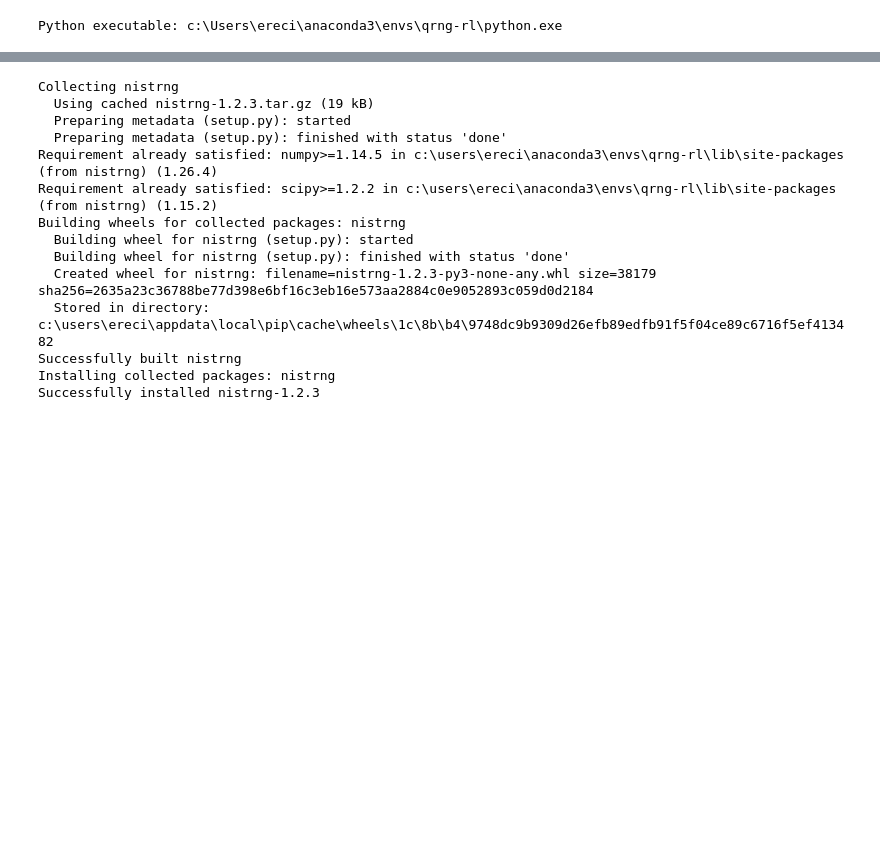
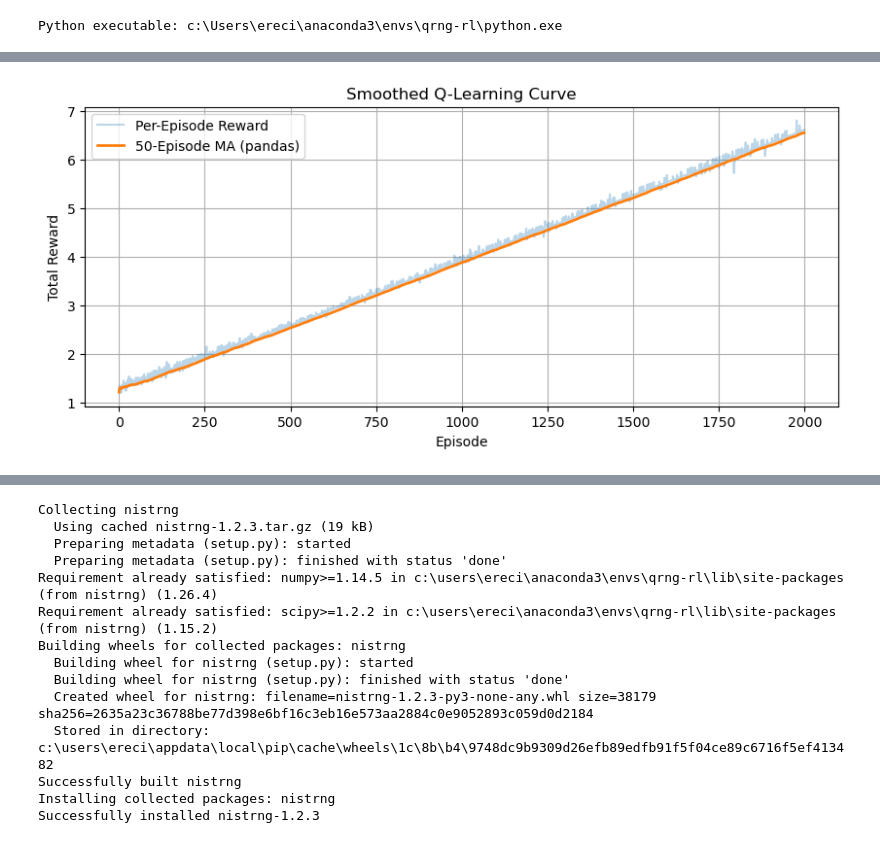
Before and after one commit to WarriorErik/QRANDOPT, a Jupyter notebook: notebooks/milestone3.ipynb, the cells around one changed output, grey strips where cells are left out. Drawn from its saved outputs; the diff is of its cells as text; code cells hidden in the pictures; blank space fills up the shorter version.

```diff
--- a/notebooks/milestone3.ipynb
+++ b/notebooks/milestone3.ipynb
@@ -463,0 +1110,33 @@ Successfully installed pandas-2.2.3 tzdata-2025.2
+# %%
+import numpy as np
+import pandas as pd
+import matplotlib.pyplot as plt
+
+# Pull out rewards
+rewards  = np.array(agent.history_rewards)
+episodes = np.arange(len(rewards))
+
+#  pandas rolling mean
+ma = pd.Series(rewards).rolling(window=50, min_periods=1).mean().to_numpy()
+
+#  pure NumPy convolution
+# window = 50
+# kernel = np.ones(window) / window
+# raw_ma = np.convolve(rewards, kernel, mode='same')
+# # correct for the shorter window at the edges
+# counts = np.minimum(episodes+1, window)
+# ma_np = raw_ma * (window / counts)
+
+plt.figure(figsize=(10,4))
+plt.plot(episodes, rewards, alpha=0.3, label="Per-Episode Reward")
+plt.plot(episodes, ma,     lw=2,   label="50-Episode MA (pandas)")
+# plt.plot(episodes, ma_np,  lw=1, linestyle='--', label="50-Episode MA (numpy)")
+
+plt.xlabel("Episode")
+plt.ylabel("Total Reward")
+plt.title("Smoothed Q-Learning Curve")
+plt.legend()
+plt.grid(True)
+plt.show()
+# %% [output]
+[figure, added]
```
Also changed, not shown: parts of 28 cells of this notebook, 18 other files.
